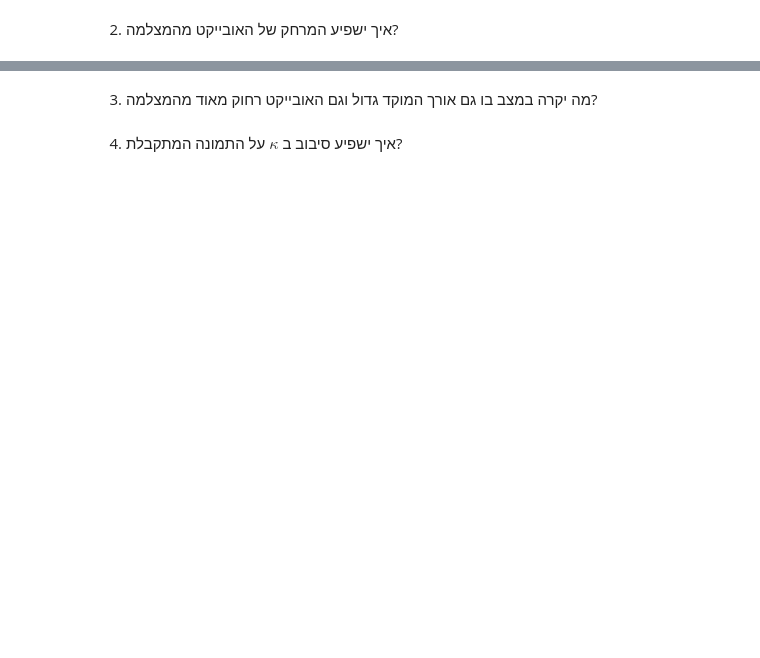
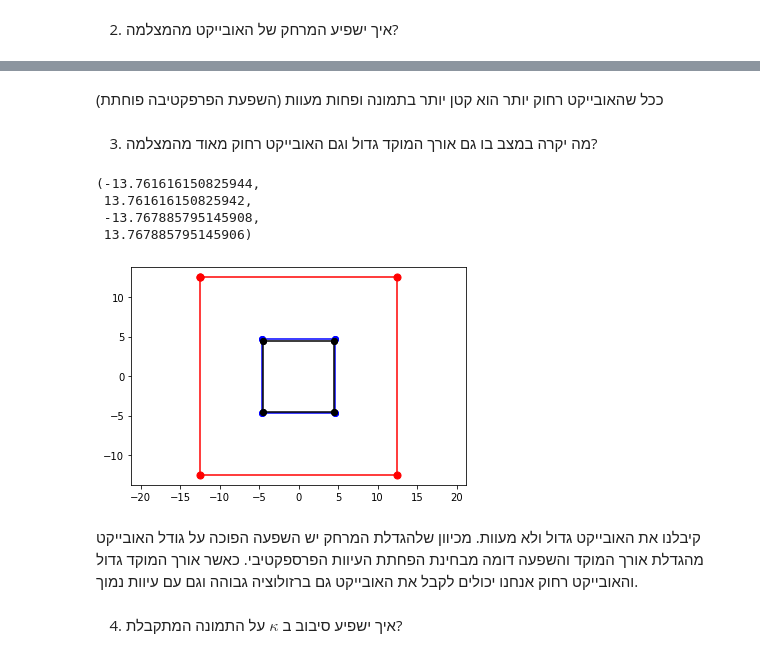
Before and after one commit to orenltr/Photo2, a Jupyter notebook: lab1.ipynb, the cells around one changed output, grey strips where cells are left out. Saved outputs shown, nothing was run; the diff lists cells and outputs as text; code cells hidden in the pictures; blank space fills up the shorter version.

```diff
--- a/lab1.ipynb
+++ b/lab1.ipynb
@@ -125,4 +198,41 @@ plt.scatter(image1Points[:, 0], image1Points[:, 1])
+# %% [markdown]
+ככל שהאובייקט רחוק יותר הוא קטן יותר בתמונה ופחות מעוות (השפעת הפרפקטיבה פוחתת)
 # %% [markdown]
 3. מה יקרה במצב בו גם אורך המוקד גדול וגם האובייקט רחוק מאוד מהמצלמה?
+# %%
+focal_length3 = 300
+ZO_3 = 200
+# define camera
+camera4 = Camera(focal_length3, np.array([0, 0]), None, None, None, sensor_size)
+# define image
+img4 = SingleImage(camera4)
+img4.exteriorOrientationParameters = np.array([[0, 0, ZO_3, omega, phi, kappa]])
+
+plt.figure()
+pv.drawImageFrame2D(img4.camera.sensorSize, img4.camera.sensorSize)
+# calculate the projection of the cube in the camera system
+imagePoints = img4.GroundToImage(cube)
+x_imgPoints = imagePoints[:, 0]
+y_imgPoints = imagePoints[:, 1]
+# draw the top of the cube projection
+pv.connect2Dpoints(x_imgPoints, y_imgPoints, 1, 4, 'b-o')
+pv.connect2Dpoints(x_imgPoints, y_imgPoints, 4, 5, 'b-o')
+pv.connect2Dpoints(x_imgPoints, y_imgPoints, 5, 8, 'b-o')
+pv.connect2Dpoints(x_imgPoints, y_imgPoints, 8, 1, 'b-o')
+# draw the base of the cube projection
+pv.connect2Dpoints(x_imgPoints, y_imgPoints, 2, 3, 'k-o')
+pv.connect2Dpoints(x_imgPoints, y_imgPoints, 3, 6, 'k-o')
+pv.connect2Dpoints(x_imgPoints, y_imgPoints, 6, 7, 'k-o')
+pv.connect2Dpoints(x_imgPoints, y_imgPoints, 7, 2, 'k-o')
+plt.axis('equal')
+# %% [output]
+(-13.761616150825944,
+ 13.761616150825942,
+ -13.767885795145908,
+ 13.767885795145906)
+[figure, added]
+# %% [markdown]
+קיבלנו את האובייקט גדול ולא מעוות.
+מכיוון שלהגדלת המרחק יש השפעה הפוכה על גודל האובייקט מהגדלת אורך המוקד והשפעה דומה מבחינת הפחתת העיוות הפרספקטיבי. כאשר אורך המוקד גדול והאובייקט רחוק אנחנו יכולים לקבל את האובייקט גם ברזולוציה גבוהה וגם עם עיוות נמוך.
 # %% [markdown]
 4. איך ישפיע סיבוב ב $\kappa$ על התמונה המתקבלת?
```
Also changed, not shown: parts of 21 cells of this notebook.
